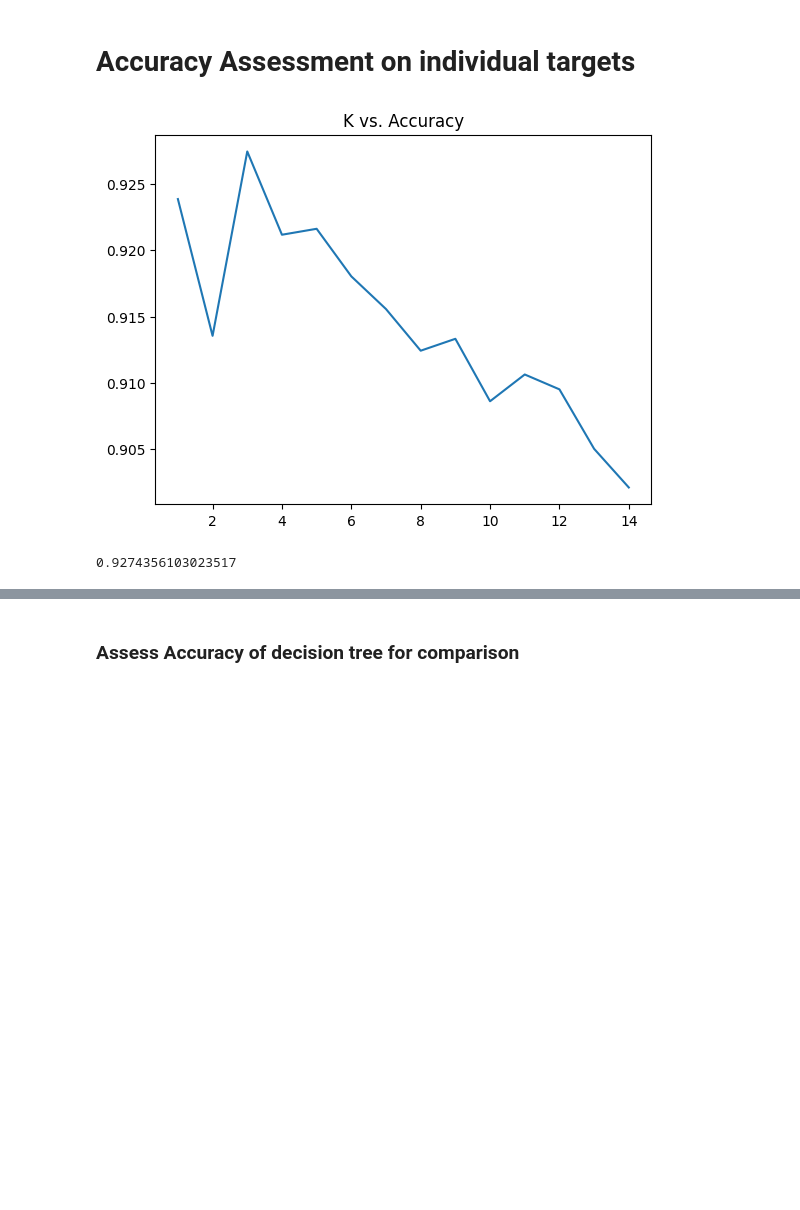
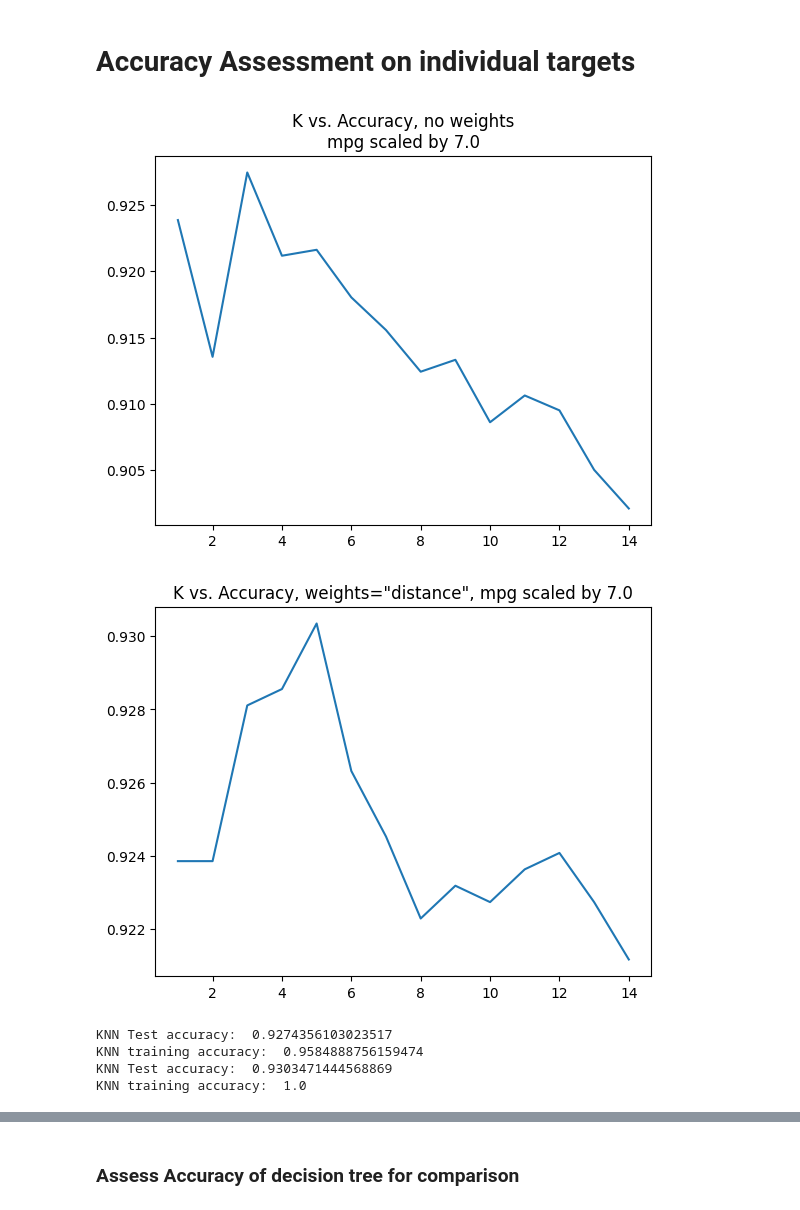
Before and after one commit to ddoggdiggitty/INFS-768-project, a Jupyter notebook: Group Project/Programming/CompiledKNN_mpg_x_7.0.ipynb, the cells around one changed output, grey strips where cells are left out. Cells and saved outputs as stored; diff of their text form; code cells hidden in the pictures; blank space fills up the shorter version.

Commit message:
Figures for CompiledKNN_mpg_x_7.0.ipynb
Signed-off-by: ddoggdiggitty <93421421+ddoggdiggitty@users.noreply.github.com>

```diff
--- a/Group Project/Programming/CompiledKNN_mpg_x_7.0.ipynb
+++ b/Group Project/Programming/CompiledKNN_mpg_x_7.0.ipynb
@@ -46,6 +39,9 @@ mpg_col_name: str = "mpg scaled * " + str(mpg_weight)
 print("mpg_col_name: \'" + mpg_col_name + "\'")
 # %% [output]
 mpg_col_name: 'mpg scaled * 7.0'
+# %%
+X = pd.read_csv("X.csv")
+y = pd.read_csv("y.csv")
 # %%
 scaler: MinMaxScaler = MinMaxScaler()
 scaler.fit(X)
@@ -126,13 +116,13 @@ knn: KNeighborsClassifier = KNeighborsClassifier()
 
 
 # import the scaled data and split into training and test sets
-X_scaled:DataFrame = pd.read_csv("X_scaled.csv")
-y:DataFrame = pd.read_csv("y.csv")
+X_scaled = pd.read_csv("X_scaled.csv")
+y = pd.read_csv("y.csv")
 
 X_train_scaled, X_test_scaled, y_train, y_test = train_test_split(X_scaled, y, random_state=0)
 
-y_train: ndarray = np.ravel(y_train)
-y_test: ndarray = np.ravel(y_test)
+y_train = np.ravel(y_train)
+y_test = np.ravel(y_test)
 
 tree.fit(X_train_scaled, y_train)
 knn.fit(X_train_scaled, y_train)
@@ -221,33 +211,57 @@ X_train_scaled, X_test_scaled, y_train, y_test = train_test_split(
 )
 # %%
 if (gen_new_plot):
-    arr: ndarray = np.array([])
-    y_test:ndarray = y_test.squeeze()
-
-
+    # KNN without distance weighting
+    arr = np.array([])
+    y_test = y_test.squeeze()
     for n in range(1,15):
-        knn: KNeighborsClassifier = KNeighborsClassifier(n_neighbors=n)
+        knn = KNeighborsClassifier(n_neighbors=n, weights="uniform")
         knn.fit(X_train_scaled, y_train)
-        y1_predict:ndarray = knn.predict(X_test_scaled)
-        m: floating = np.mean(y1_predict == y_test)
-        arr:floating = np.append(arr, np.array(m))
+        y1_predict = knn.predict(X_test_scaled)
+        m = np.mean(y1_predict == y_test)
+        arr = np.append(arr, np.array(m))
     plt.plot(range(1, arr.size+1), arr)
-    plt.title("K vs. Accuracy")
+    plt.title("K vs. Accuracy, no weights\nmpg scaled by 7.0")
+    plt.show()
+    # KNN with distance weighting
+    arr = np.array([])
+    y_test = y_test.squeeze()
+    for n in range(1,15):
+        knn = KNeighborsClassifier(n_neighbors=n, weights="distance")
+        knn.fit(X_train_scaled, y_train)
+        y1_predict = knn.predict(X_test_scaled)
+        m = np.mean(y1_predict == y_test)
+        arr = np.append(arr, np.array(m))
+    plt.plot(range(1, arr.size+1), arr)
+    plt.title("K vs. Accuracy, weights=\"distance\", mpg scaled by 7.0")
     plt.show()
 else:
-    # save output from the plot above as an image
-    # output the image from file
     filename = ".CompiledKNN_mpg_x_7.0/K versus accuracy.png"
     display(Image(filename=filename))
+    filename = ".CompiledKNN_mpg_x_7.0/K vs. Accuracy - weighted.png"
+    display(Image(filename=filename))
 # %% [output]
-[figure, old version]
+[figure, new version]
+[figure, added]
-# %%
-knn = KNeighborsClassifier(n_neighbors=3)
-knn.fit(X_train_scaled, y_train)
-y_predict = knn.predict(X_test_scaled)
-display(knn.score(X_test_scaled, y_test))
-# %% [output]
-0.9274356103023517
+# %%
+# No weights
+knn = KNeighborsClassifier(n_neighbors=3)
+knn.fit(X_train_scaled, y_train)
+y_predict = knn.predict(X_test_scaled)
+print("KNN Test accuracy: ", knn.score(X_test_scaled, y_test))
+print("KNN training accuracy: ", knn.score(X_train_scaled, y_train))
+
+# Weighted
+knn = KNeighborsClassifier(n_neighbors=5, weights="distance")
+knn.fit(X_train_scaled, y_train)
+y_predict = knn.predict(X_test_scaled)
+print("KNN Test accuracy: ", knn.score(X_test_scaled, y_test))
+print("KNN training accuracy: ", knn.score(X_train_scaled, y_train))
+# %% [output]
+KNN Test accuracy:  0.9274356103023517
+KNN training accuracy:  0.9584888756159474
+KNN Test accuracy:  0.9303471444568869
+KNN training accuracy:  1.0
 # %%
 # misclassified_y = pd.DataFrame(y_test[y_test != y_predict], columns=["model"])
 
```
Also changed, not shown: parts of 10 cells of this notebook, 2 other files.
